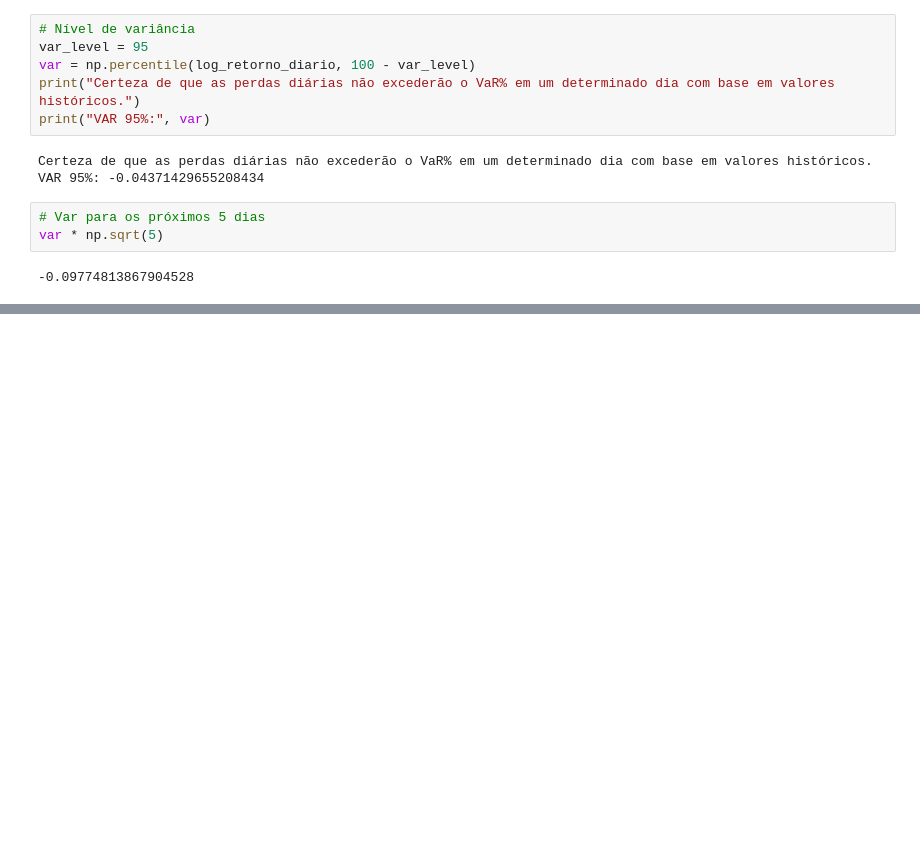
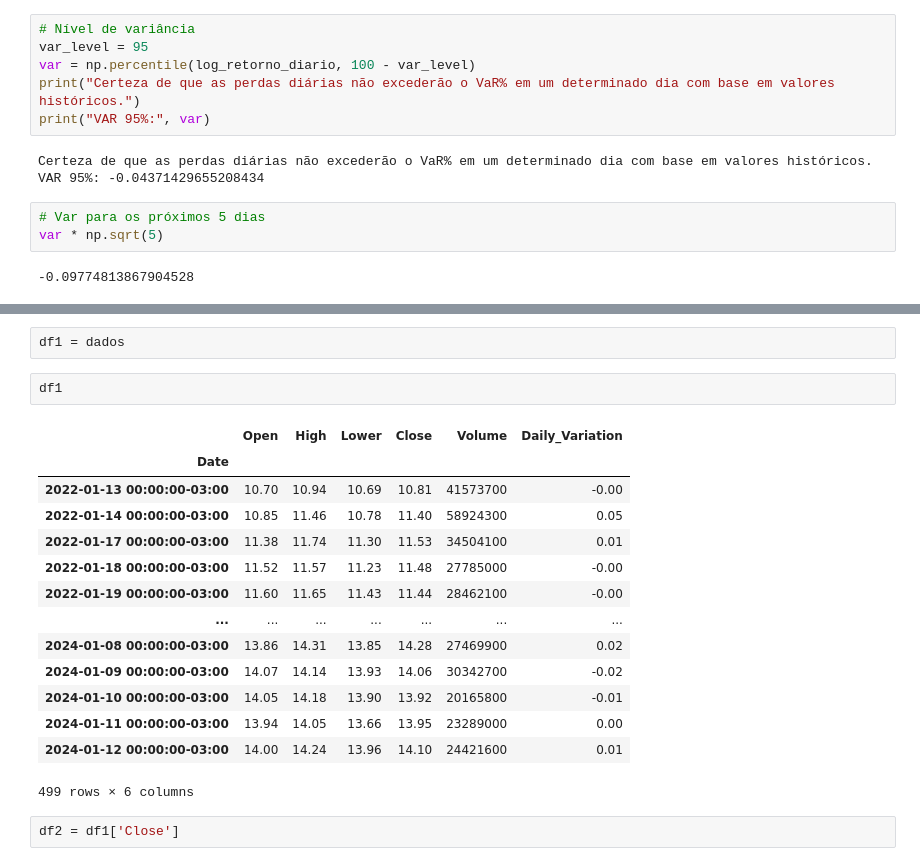
Before and after one commit to djalmarodriguess/Machine_Learning_Study, a Jupyter notebook: 08 - Series Temporais Monte Carlo.ipynb, the cells around one changed output, grey strips where cells are left out. Drawn from its saved outputs; the diff is of its cells as text; blank space fills up the shorter version.

```diff
--- a/08 - Series Temporais Monte Carlo.ipynb
+++ b/08 - Series Temporais Monte Carlo.ipynb
@@ -310,0 +311,21 @@ plt.show()
+# %%
+df1 = dados
+# %%
+df1
+# %% [output]
+|  | Open | High | Lower | Close | Volume | Daily_Variation |
+| Date |  |  |  |  |  |  |
+| 2022-01-13 00:00:00-03:00 | 10.70 | 10.94 | 10.69 | 10.81 | 41573700 | -0.00 |
+| 2022-01-14 00:00:00-03:00 | 10.85 | 11.46 | 10.78 | 11.40 | 58924300 | 0.05 |
+| 2022-01-17 00:00:00-03:00 | 11.38 | 11.74 | 11.30 | 11.53 | 34504100 | 0.01 |
+| 2022-01-18 00:00:00-03:00 | 11.52 | 11.57 | 11.23 | 11.48 | 27785000 | -0.00 |
+| 2022-01-19 00:00:00-03:00 | 11.60 | 11.65 | 11.43 | 11.44 | 28462100 | -0.00 |
+| ... | ... | ... | ... | ... | ... | ... |
+| 2024-01-08 00:00:00-03:00 | 13.86 | 14.31 | 13.85 | 14.28 | 27469900 | 0.02 |
+| 2024-01-09 00:00:00-03:00 | 14.07 | 14.14 | 13.93 | 14.06 | 30342700 | -0.02 |
+| 2024-01-10 00:00:00-03:00 | 14.05 | 14.18 | 13.90 | 13.92 | 20165800 | -0.01 |
+| 2024-01-11 00:00:00-03:00 | 13.94 | 14.05 | 13.66 | 13.95 | 23289000 | 0.00 |
+| 2024-01-12 00:00:00-03:00 | 14.00 | 14.24 | 13.96 | 14.10 | 24421600 | 0.01 |
+499 rows × 6 columns
+# %%
+df2 = df1['Close']
```
Also changed, not shown: parts of 19 cells of this notebook, 4 other files.
